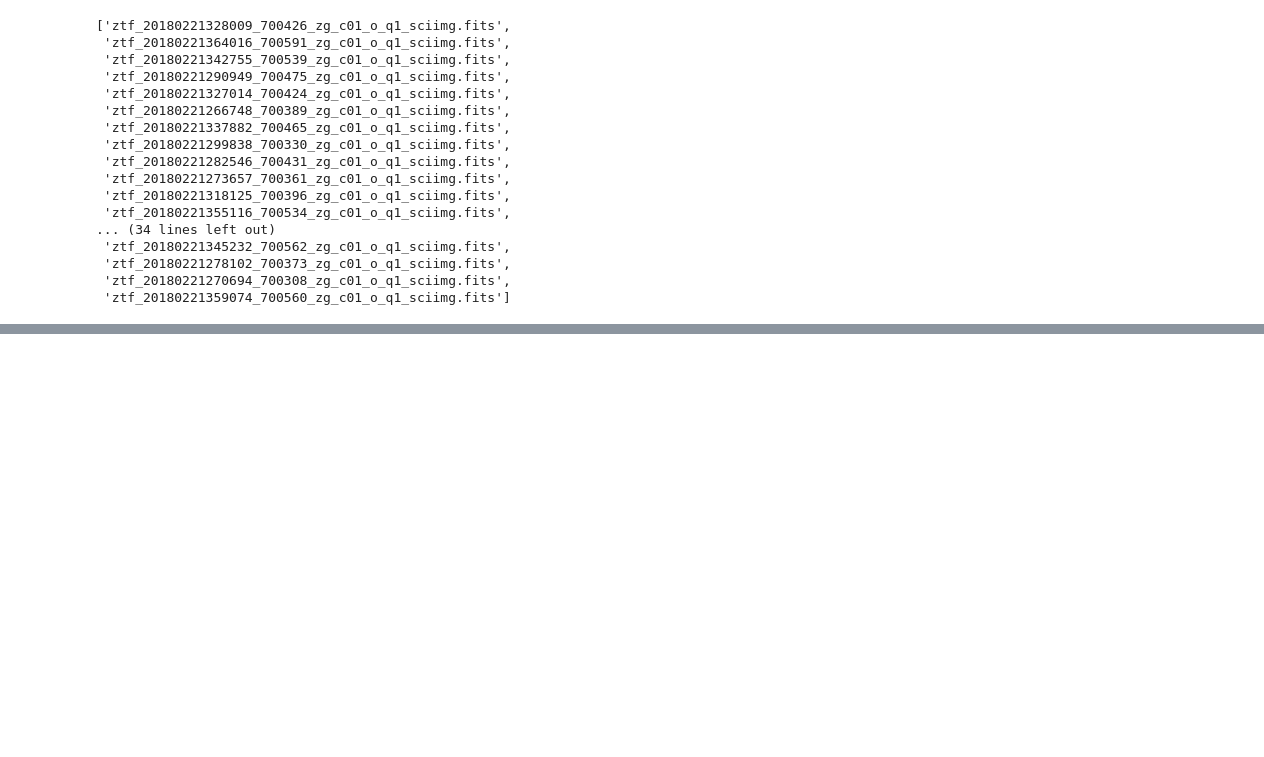
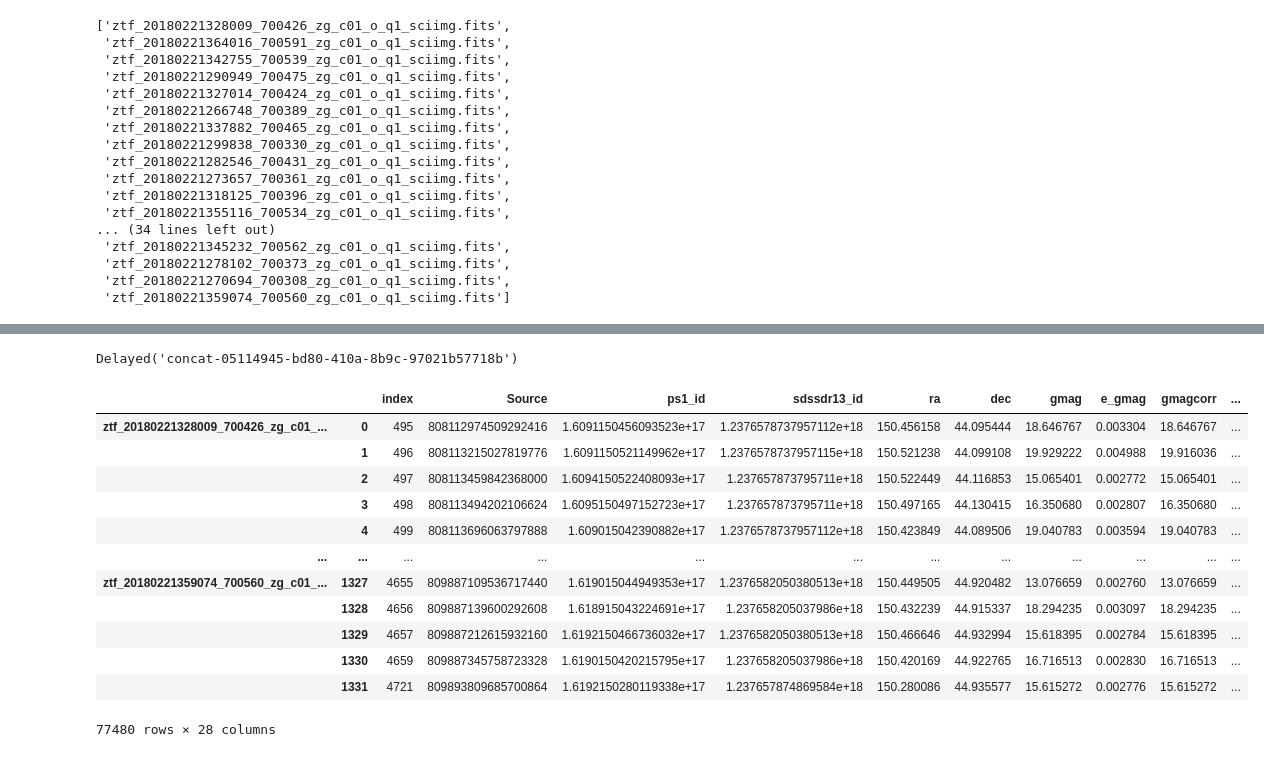
Before and after one commit to MickaelRigault/ztfimg, a Jupyter notebook: tutorials/tutorial__AperturePhotometry.ipynb, the cells around one changed output, grey strips where cells are left out. Saved outputs shown, nothing was run; the diff lists cells and outputs as text; code cells hidden in the pictures; blank space fills up the shorter version.

```diff
--- a/tutorials/tutorial__AperturePhotometry.ipynb
+++ b/tutorials/tutorial__AperturePhotometry.ipynb
@@ -311,0 +332,25 @@ apertures.basenames # This is known
+# %%
+d_apcat = apertures.build_apcatalog(radius= np.linspace(1,5,3),
+                                  calibrators="gaia", extra=[], isolation=20)
+# %%
+d_apcat # So this is delayed
+# %% [output]
+Delayed('concat-05114945-bd80-410a-8b9c-97021b57718b')
+# %%
+apcat = d_apcat.compute() # Chheck your dask dashboard
+# %%
+apcat
+# %% [output]
+|  |  | index | Source | ps1_id | sdssdr13_id | ra | dec | gmag | e_gmag | gmagcorr | ... |
+| ztf_20180221328009_700426_zg_c01_... | 0 | 495 | 808112974509292416 | 1.6091150456093523e+17 | 1.2376578737957112e+18 | 150.456158 | 44.095444 | 18.646767 | 0.003304 | 18.646767 | ... |
+|  | 1 | 496 | 808113215027819776 | 1.6091150521149962e+17 | 1.2376578737957115e+18 | 150.521238 | 44.099108 | 19.929222 | 0.004988 | 19.916036 | ... |
+|  | 2 | 497 | 808113459842368000 | 1.6094150522408093e+17 | 1.237657873795711e+18 | 150.522449 | 44.116853 | 15.065401 | 0.002772 | 15.065401 | ... |
+|  | 3 | 498 | 808113494202106624 | 1.6095150497152723e+17 | 1.237657873795711e+18 | 150.497165 | 44.130415 | 16.350680 | 0.002807 | 16.350680 | ... |
+|  | 4 | 499 | 808113696063797888 | 1.609015042390882e+17 | 1.2376578737957112e+18 | 150.423849 | 44.089506 | 19.040783 | 0.003594 | 19.040783 | ... |
+| ... | ... | ... | ... | ... | ... | ... | ... | ... | ... | ... | ... |
+| ztf_20180221359074_700560_zg_c01_... | 1327 | 4655 | 809887109536717440 | 1.619015044949353e+17 | 1.2376582050380513e+18 | 150.449505 | 44.920482 | 13.076659 | 0.002760 | 13.076659 | ... |
+|  | 1328 | 4656 | 809887139600292608 | 1.618915043224691e+17 | 1.237658205037986e+18 | 150.432239 | 44.915337 | 18.294235 | 0.003097 | 18.294235 | ... |
+|  | 1329 | 4657 | 809887212615932160 | 1.6192150466736032e+17 | 1.2376582050380513e+18 | 150.466646 | 44.932994 | 15.618395 | 0.002784 | 15.618395 | ... |
+|  | 1330 | 4659 | 809887345758723328 | 1.6190150420215795e+17 | 1.237658205037986e+18 | 150.420169 | 44.922765 | 16.716513 | 0.002830 | 16.716513 | ... |
+|  | 1331 | 4721 | 809893809685700864 | 1.6192150280119338e+17 | 1.237657874869584e+18 | 150.280086 | 44.935577 | 15.615272 | 0.002776 | 15.615272 | ... |
+77480 rows × 28 columns
```
Also changed, not shown: parts of 1 cell of this notebook.
